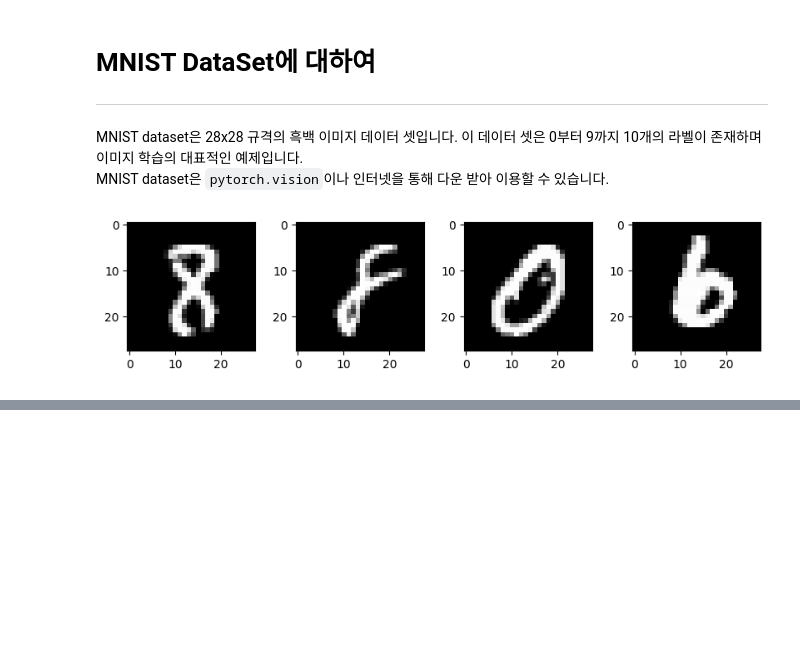
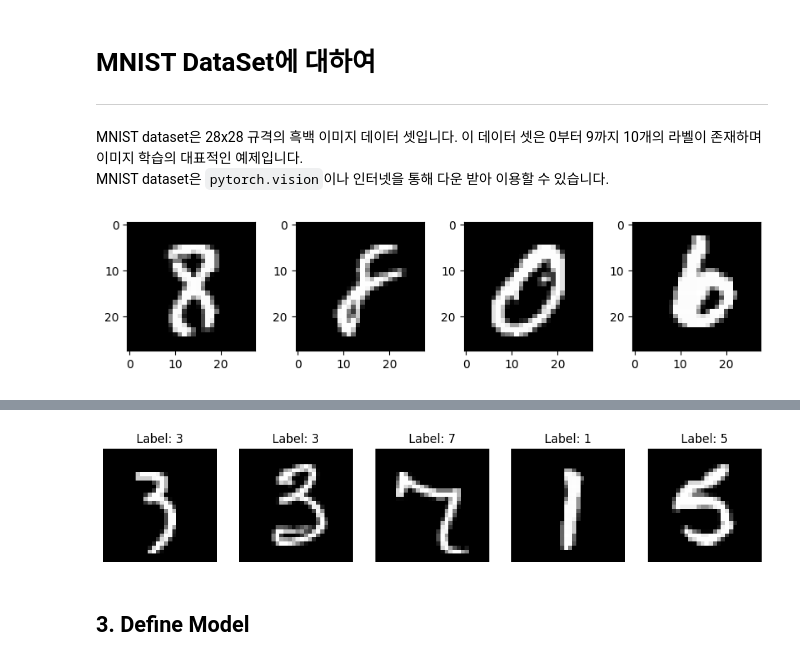
Before and after one commit to Sarang-Han/MNIST-Test, a Jupyter notebook: [코딩테스트_01 단계] 한사랑_컴공_2271064.ipynb, the cells around one changed output, grey strips where cells are left out. Cells and saved outputs as stored; diff of their text form; code cells hidden in the pictures; blank space fills up the shorter version.

```diff
--- a/[코딩테스트_01 단계] 한사랑_컴공_2271064.ipynb
+++ b/[코딩테스트_01 단계] 한사랑_컴공_2271064.ipynb
@@ -34,0 +112,33 @@ MNIST dataset은 `pytorch.vision`이나 인터넷을 통해 다운 받아 이용
+# %%
+# DataLoader 설정
+batch_size = 64
+
+train_loader = DataLoader(train_dataset,
+                          batch_size=batch_size,
+                          shuffle=True)
+
+val_loader = DataLoader(val_dataset,
+                        batch_size=batch_size,
+                        shuffle=False)
+
+test_loader = DataLoader(test_dataset,
+                         batch_size=batch_size,
+                         shuffle=False)
+# %%
+# 데이터 시각화 함수
+def show_sample_images(loader, num_samples=5):
+    images, labels = next(iter(loader))
+    plt.figure(figsize=(12, 4))
+    for i in range(num_samples):
+      plt.subplot(1, num_samples, i+1)
+      plt.imshow(images[i].squeeze(), cmap='gray')
+      plt.title(f'Label: {labels[i]}')
+      plt.axis('off')
+    plt.show()
+
+# 샘플 이미지 출력
+show_sample_images(train_loader)
+# %% [output]
+[figure, added]
+# %% [markdown]
+## 3. Define Model
```
Also changed, not shown: parts of 16 cells of this notebook, 1 other file.
